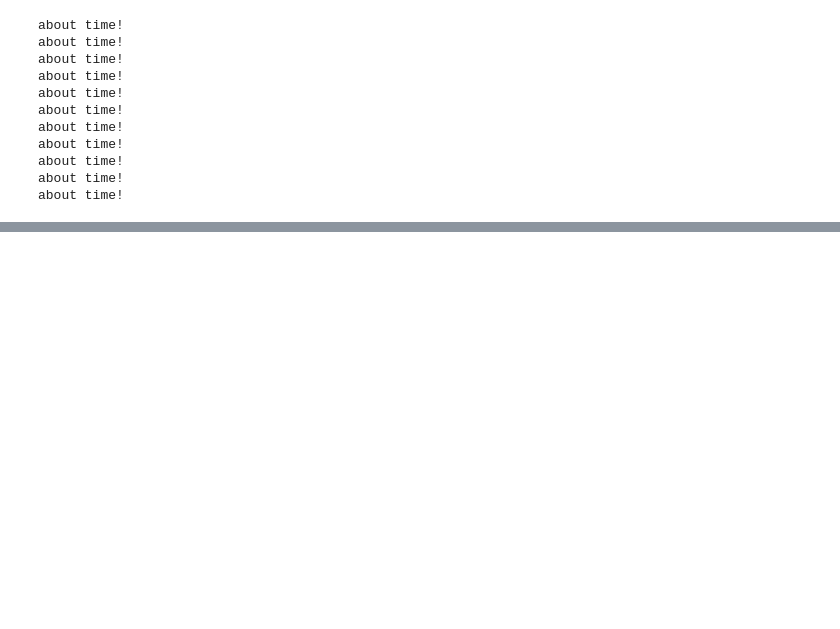
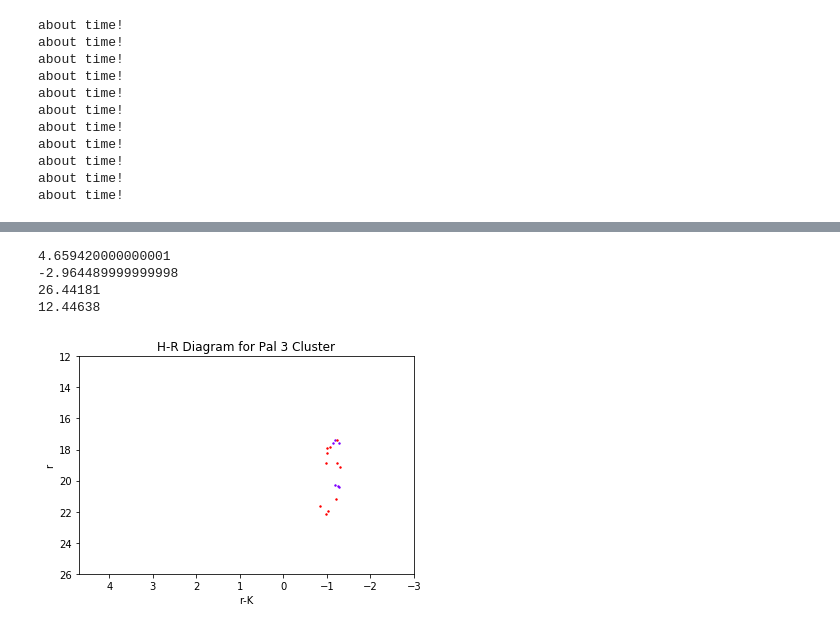
Before and after one commit to Louisg0709/virtual-astro, a Jupyter notebook: Red-Giants/red-giants.ipynb, the cells around one changed output, grey strips where cells are left out. Saved outputs shown, nothing was run; the diff lists cells and outputs as text; code cells hidden in the pictures; blank space fills up the shorter version.

```diff
--- a/Red-Giants/red-giants.ipynb
+++ b/Red-Giants/red-giants.ipynb
@@ -230,0 +273,63 @@ print(startab)
+# %%
+#print(tab)
+#newbigtable=join(res[0],res[1], join_type='left')
+#print(newbigtable)
+nstars=(len(bigtab))
+maxgrcolor2=max(bigtab[4][:]-bigtab[5][:])
+mingrcolor2=min(bigtab[4][:]-bigtab[5][:])
+maxrmag2=max(bigtab[5][:])
+minrmag2=min(bigtab[5][:])
+
+print(maxgrcolor2)
+print(mingrcolor2)
+print(maxrmag2)
+print(minrmag2)
+print()
+#print(newbigtable[10000][8])
+mingrcolor2=-8
+
+#set scale to compare M3 cluster with
+maxgrcolor2=4.7
+mingrcolor2=-3
+maxrmag2=26
+minrmag2=12
+# %% [output]
+4.659420000000001
+-2.964489999999998
+26.44181
+12.44638
+# %%
+
+colors = cm.rainbow(np.linspace(0, 1, 2))
+
+startab["objid"]
+rmag = startab["r"]
+grcolor = startab["r"]-startab["g"]
+c=colors[0]
+#plt.subplot(1, 2, 1)
+plt.scatter(grcolor, rmag,s=2,color=c)
+
+
+#plt.xlim(max(grcolor2[i]), min(grcolor2[i]))
+#plt.xlim(maxgrcolor2,mingrcolor2)
+#plt.ylim(maxrmag2, minrmag2)
+#plt.show()
+
+plt.xlabel('r-K')
+plt.ylabel('r')
+plt.title('H-R Diagram for Pal 3 Cluster')
+#plt.xlim(2.5, 4)
+#plt.ylim(18, 12) #mags go backwards!
+
+c=colors[1]
+rgtab["objid"]
+rmag = rgtab["r"]
+grcolor = rgtab["r"]-rgtab["g"]
+
+#plt.subplot(1, 2, 1)
+plt.scatter(grcolor, rmag,s=2,color=c)
+plt.xlim(maxgrcolor2,mingrcolor2)
+plt.ylim(maxrmag2, minrmag2)
+plt.show()
+# %% [output]
+[figure, added]
```
Also changed, not shown: parts of 11 cells of this notebook, 7 other files.
